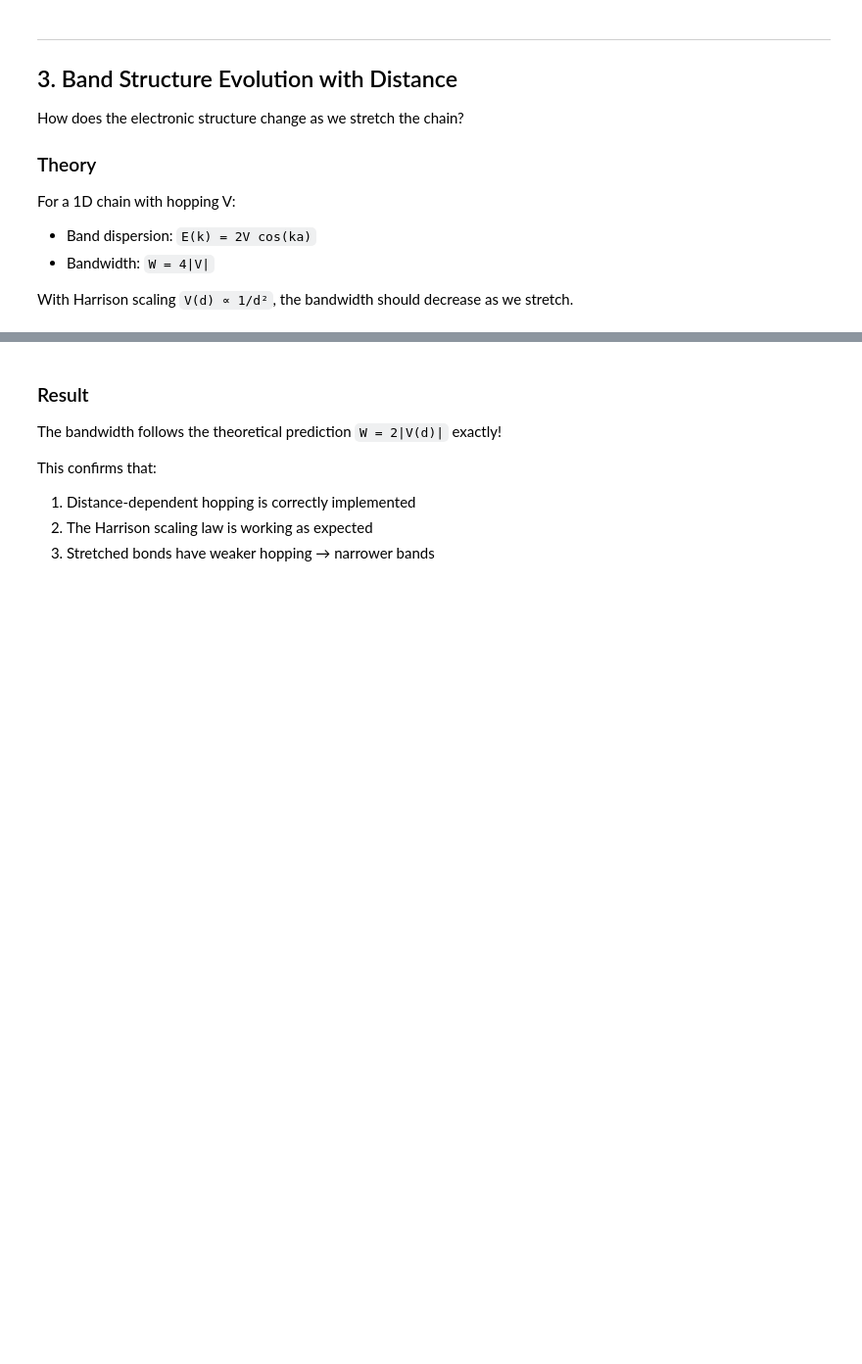
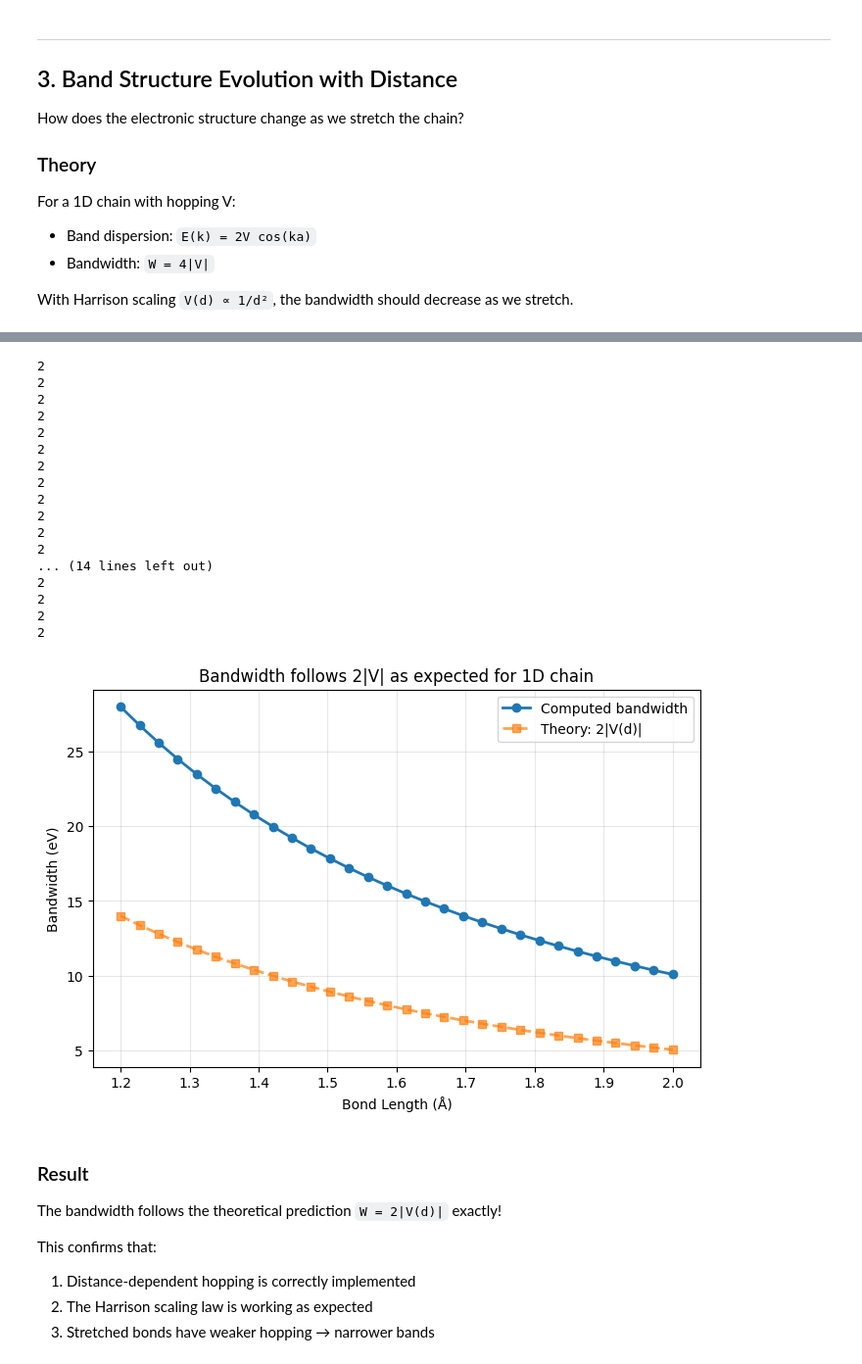
Before and after one commit to santoshkumarradha/pysktb, a Jupyter notebook: docs/source/examples/forces_and_scaling.ipynb, the cells around one changed output, grey strips where cells are left out. Shown at 98% size. Saved outputs shown, nothing was run; the diff lists cells and outputs as text; code cells hidden in the pictures; blank space fills up the shorter version.

```diff
--- a/docs/source/examples/forces_and_scaling.ipynb
+++ b/docs/source/examples/forces_and_scaling.ipynb
@@ -278,30 +288,49 @@ plt.show()
 # %%
 # Bandwidth vs distance
 bandwidths = []
 V_values = []
 
 for d in bond_lengths:
     structure = create_1d_chain(d)
-    ham = Hamiltonian(structure, params)
+    ham = Hamiltonian(structure, params, numba=0)
     k_path = [[0, 0, 0], [0.5, 0, 0]]
     kpts, _, _ = ham.get_kpts(k_path, nk=20)
     eigenvalues = ham.solve_kpath(kpts, soc=False, parallel=False)
     bandwidths.append(eigenvalues.max() - eigenvalues.min())
     V_values.append(params["CC"]["V_sss"](d))
 
 bandwidths = np.array(bandwidths)
 V_values = np.array(V_values)
 
 plt.figure(figsize=(8, 5))
 plt.plot(bond_lengths, bandwidths, 'o-', label='Computed bandwidth', lw=2)
 plt.plot(bond_lengths, 2 * np.abs(V_values), 's--',
          label='Theory: 2|V(d)|', lw=2, alpha=0.7)
 plt.xlabel('Bond Length (Å)')
 plt.ylabel('Bandwidth (eV)')
 plt.title('Bandwidth follows 2|V| as expected for 1D chain')
 plt.legend()
 plt.grid(True, alpha=0.3)
 plt.show()
+# %% [output]
+2
+2
+2
+2
+2
+2
+2
+2
+2
+2
+2
+2
+... (14 lines left out)
+2
+2
+2
+2
+[figure, added]
 # %% [markdown]
 ### Result
 
```
Also changed, not shown: parts of 4 cells of this notebook, 1 other file.
